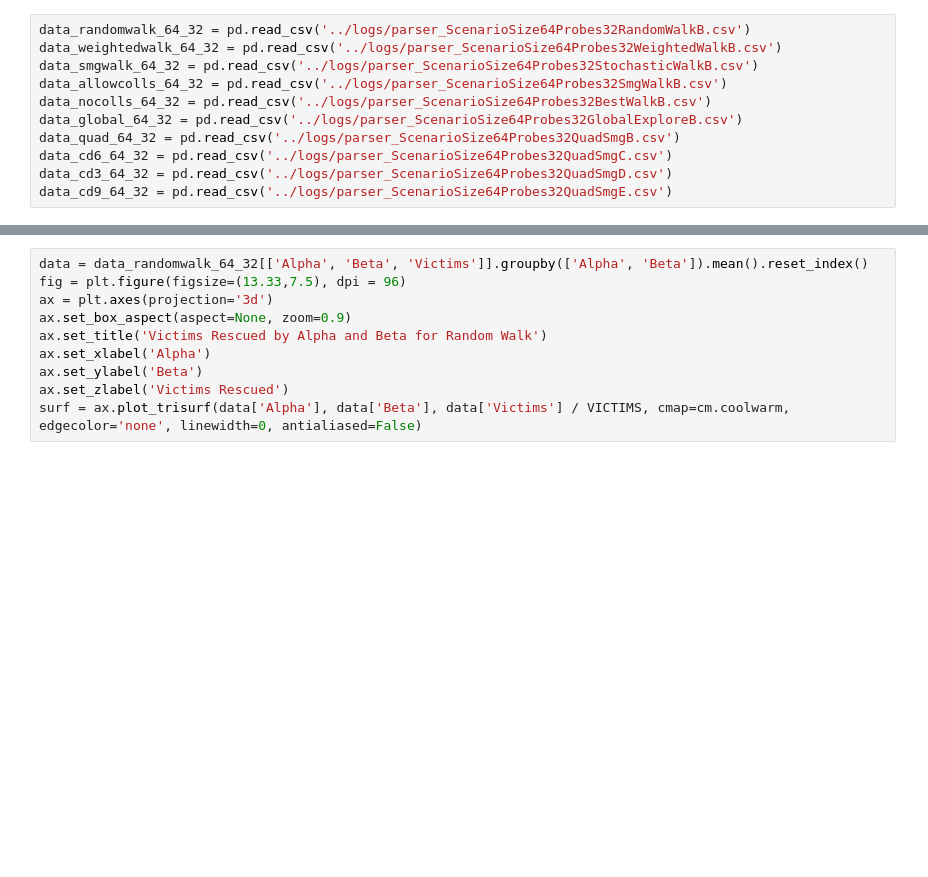
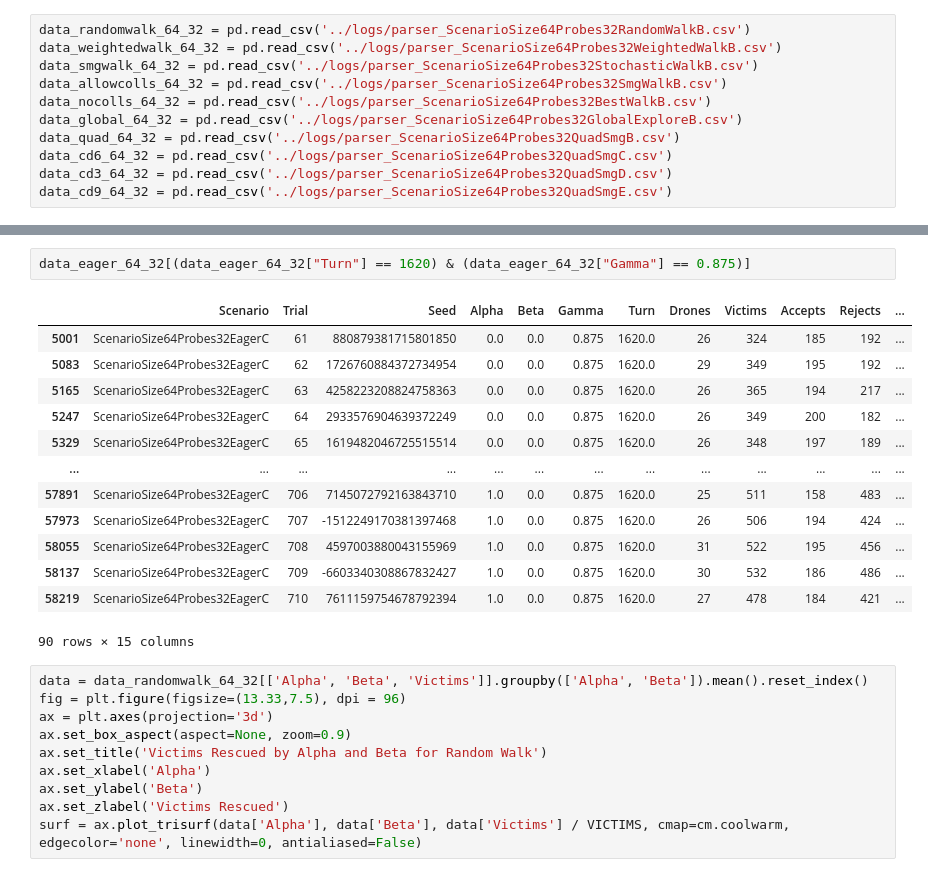
Before and after one commit to isr413/CASSim, a Jupyter notebook: client/notebooks/scenario_analysis-latest.ipynb, the cells around one changed output, grey strips where cells are left out. Drawn from its saved outputs; the diff is of its cells as text; blank space fills up the shorter version.

```diff
--- a/client/notebooks/scenario_analysis-latest.ipynb
+++ b/client/notebooks/scenario_analysis-latest.ipynb
@@ -29,3 +63,19 @@ data_eager_64_32 = pd.read_csv('../logs/parser_ScenarioSize64Probes32EagerC.csv'
+# %%
+data_eager_64_32[(data_eager_64_32["Turn"] == 1620) & (data_eager_64_32["Gamma"] == 0.875)]
+# %% [output]
+|  | Scenario | Trial | Seed | Alpha | Beta | Gamma | Turn | Drones | Victims | Accepts | Rejects | ... |
+| 5001 | ScenarioSize64Probes32EagerC | 61 | 880879381715801850 | 0.0 | 0.0 | 0.875 | 1620.0 | 26 | 324 | 185 | 192 | ... |
+| 5083 | ScenarioSize64Probes32EagerC | 62 | 1726760884372734954 | 0.0 | 0.0 | 0.875 | 1620.0 | 29 | 349 | 195 | 192 | ... |
+| 5165 | ScenarioSize64Probes32EagerC | 63 | 4258223208824758363 | 0.0 | 0.0 | 0.875 | 1620.0 | 26 | 365 | 194 | 217 | ... |
+| 5247 | ScenarioSize64Probes32EagerC | 64 | 2933576904639372249 | 0.0 | 0.0 | 0.875 | 1620.0 | 26 | 349 | 200 | 182 | ... |
+| 5329 | ScenarioSize64Probes32EagerC | 65 | 1619482046725515514 | 0.0 | 0.0 | 0.875 | 1620.0 | 26 | 348 | 197 | 189 | ... |
+| ... | ... | ... | ... | ... | ... | ... | ... | ... | ... | ... | ... | ... |
+| 57891 | ScenarioSize64Probes32EagerC | 706 | 7145072792163843710 | 1.0 | 0.0 | 0.875 | 1620.0 | 25 | 511 | 158 | 483 | ... |
+| 57973 | ScenarioSize64Probes32EagerC | 707 | -1512249170381397468 | 1.0 | 0.0 | 0.875 | 1620.0 | 26 | 506 | 194 | 424 | ... |
+| 58055 | ScenarioSize64Probes32EagerC | 708 | 4597003880043155969 | 1.0 | 0.0 | 0.875 | 1620.0 | 31 | 522 | 195 | 456 | ... |
+| 58137 | ScenarioSize64Probes32EagerC | 709 | -6603340308867832427 | 1.0 | 0.0 | 0.875 | 1620.0 | 30 | 532 | 186 | 486 | ... |
+| 58219 | ScenarioSize64Probes32EagerC | 710 | 7611159754678792394 | 1.0 | 0.0 | 0.875 | 1620.0 | 27 | 478 | 184 | 421 | ... |
+90 rows × 15 columns
 # %%
 data = data_randomwalk_64_32[['Alpha', 'Beta', 'Victims']].groupby(['Alpha', 'Beta']).mean().reset_index()
 fig = plt.figure(figsize=(13.33,7.5), dpi = 96)
```
Also changed, not shown: parts of 12 cells of this notebook, 2 other files.
